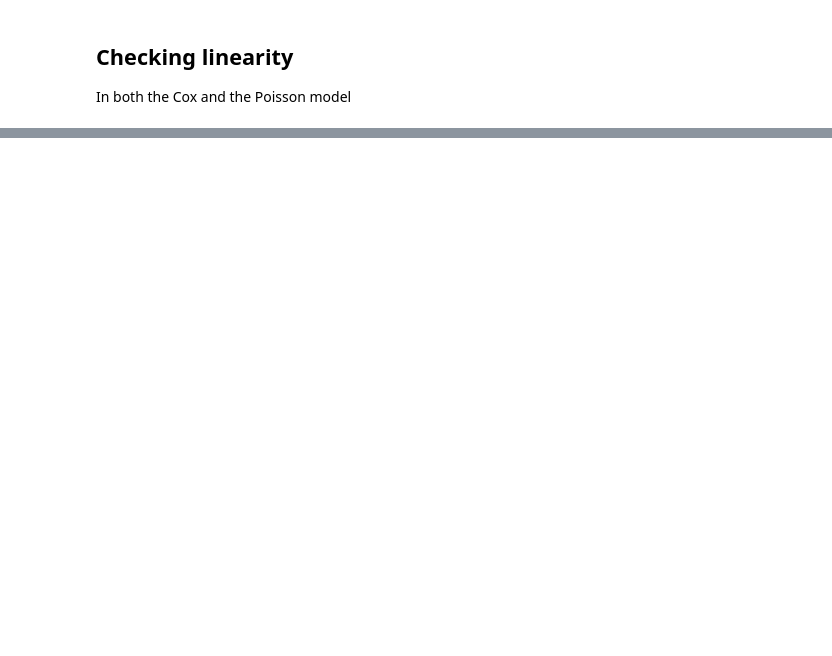
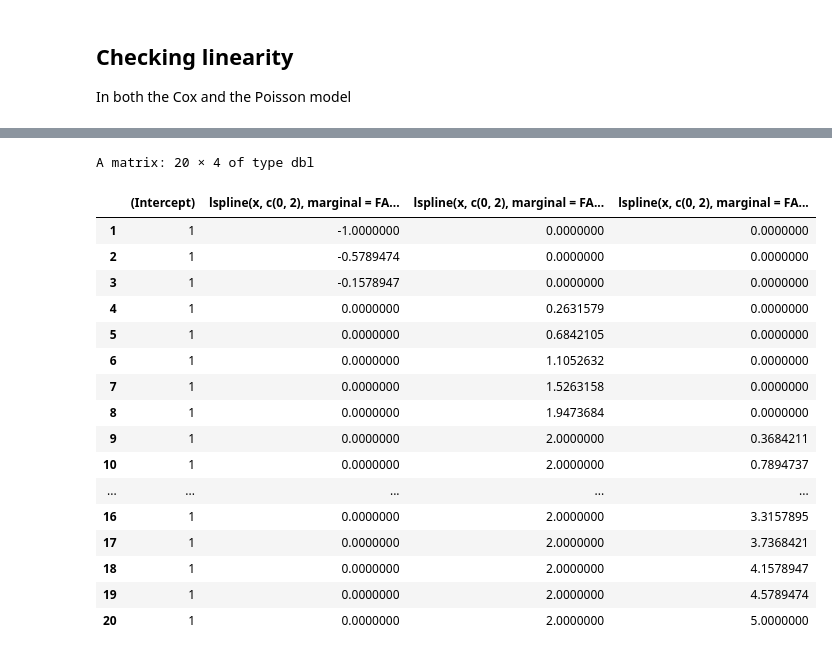
Before and after one commit to febse/econ2026, a Jupyter notebook: 09-Nonlinearities.ipynb, the cells around one changed output, grey strips where cells are left out. Saved outputs shown, nothing was run; the diff lists cells and outputs as text; code cells hidden in the pictures; blank space fills up the shorter version.

```diff
--- a/09-Nonlinearities.ipynb
+++ b/09-Nonlinearities.ipynb
@@ -83,0 +111,21 @@ ERROR: Error in library(lspline): there is no package called ‘lspline’
+# %%
+fit_lspline1 |> model.matrix()
+# %% [output]
+A matrix: 20 × 4 of type dbl
+|  | (Intercept) | lspline(x, c(0, 2), marginal = FA... | lspline(x, c(0, 2), marginal = FA... | lspline(x, c(0, 2), marginal = FA... |
+| 1 | 1 | -1.0000000 | 0.0000000 | 0.0000000 |
+| 2 | 1 | -0.5789474 | 0.0000000 | 0.0000000 |
+| 3 | 1 | -0.1578947 | 0.0000000 | 0.0000000 |
+| 4 | 1 | 0.0000000 | 0.2631579 | 0.0000000 |
+| 5 | 1 | 0.0000000 | 0.6842105 | 0.0000000 |
+| 6 | 1 | 0.0000000 | 1.1052632 | 0.0000000 |
+| 7 | 1 | 0.0000000 | 1.5263158 | 0.0000000 |
+| 8 | 1 | 0.0000000 | 1.9473684 | 0.0000000 |
+| 9 | 1 | 0.0000000 | 2.0000000 | 0.3684211 |
+| 10 | 1 | 0.0000000 | 2.0000000 | 0.7894737 |
+| ... | ... | ... | ... | ... |
+| 16 | 1 | 0.0000000 | 2.0000000 | 3.3157895 |
+| 17 | 1 | 0.0000000 | 2.0000000 | 3.7368421 |
+| 18 | 1 | 0.0000000 | 2.0000000 | 4.1578947 |
+| 19 | 1 | 0.0000000 | 2.0000000 | 4.5789474 |
+| 20 | 1 | 0.0000000 | 2.0000000 | 5.0000000 |
```
Also changed, not shown: parts of 7 cells of this notebook.
